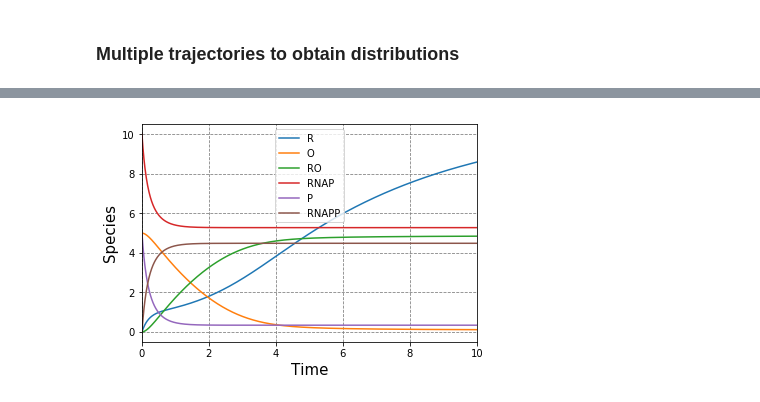
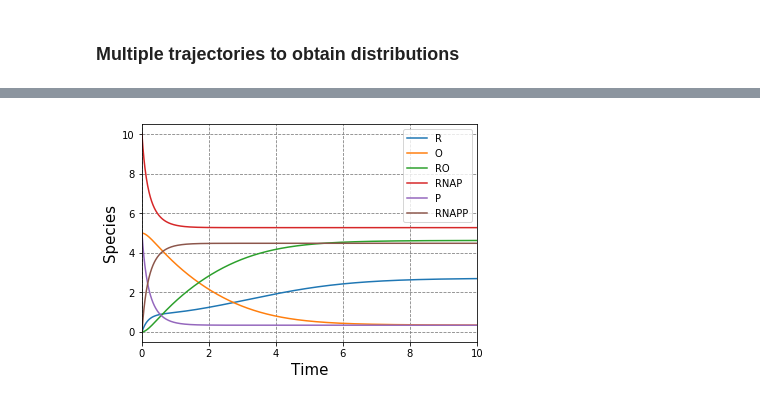
Before and after one commit to davidtgonzales/Negative-Feedback, a Jupyter notebook: Auto repressor example.ipynb, the cells around one changed output, grey strips where cells are left out. Drawn from its saved outputs; the diff is of its cells as text; code cells hidden in the pictures.

```diff
--- a/Auto repressor example.ipynb
+++ b/Auto repressor example.ipynb
@@ -130,7 +148,26 @@ plt.show()
 ### Multiple trajectories to obtain distributions
 # %%
 endpoints=np.array([[0,0,0,0]])
-trajectories=100
+trajectories=## No mRNA model
+
+This model accounts for proteins and regulatory mechanisms only (no mRNA intermediates).
+
+\begin{equation}
+Repressor + Operator \leftrightarrow Repressor:Operator \\
+RNAP + Promoter \leftrightarrow RNAP:Promoter \\
+RNAP:Promoter \rightarrow RNAP:Promoter + Repressor \\
+Repressor \rightarrow 0 \\
+\end{equation}
+
+### Deterministic model
+\begin{equation}
+\frac{d(R)}{dt}=-k_1(R)(O)+k_{-1}(RO)+k_3(RNAPP)-k_4(R)\\
+\frac{d(O)}{dt}=-k_1(R)(O)+k_{-1}(RO)\\
+\frac{d(RO)}{dt}=k_1(R)(O)-k_{-1}(RO)\\
+\frac{d(RNAP)}{dt}=-k_2(RNAP)(P)+k_{-2}(RNAPP)\\
+\frac{d(RNAPP)}{dt}=k_2(RNAP)(P)-k_{-2}(RNAPP)\\
+\frac{d(P)}{dt}=-k_2(RNAP)(P)+k_{-2}(RNAPP)\\
+\end{equation}100
 for i in list(range(0,trajectories)):
     states=[100,0,0,0] #[A,B,C,D]
     x=np.transpose([np.array(states)])
@@ -183,35 +236,35 @@ def dP(states,params,dt):
 def dRNAPP(states,params,dt):
     return (params[2]*states[3][-1]*states[4][-1]-params[3]*states[5][-1])*dt
 
-params=[0.5,0.1,0.5,0.2,0.3,0.2] #[k1,k-1,k2,k-2,k3,k4] or [kr,k-r,kp,k-p,ki,kdeg]
+params=[0.5,0.1,0.5,0.2,0.3,0.8] #[k1,k-1,k2,k-2,k3,k4] or [kr,k-r,kp,k-p,ki,kdeg]
 states=[[0],[5],[0],[10],[5],[0]] #[R,O,RO,RNAP,P,RNAPP]
 
 t=[0]
 dt=0.01
 maxt=10
 
 while t[len(t)-1]<maxt:
     states[0].append(max(0,dR(states,params,dt)+states[0][-1]))
     states[1].append(max(0,dO(states,params,dt)+states[1][-1]))
     states[2].append(max(0,dRO(states,params,dt)+states[2][-1]))
     states[3].append(max(0,dRNAP(states,params,dt)+states[3][-1]))
     states[4].append(max(0,dP(states,params,dt)+states[4][-1]))
     states[5].append(max(0,dRNAPP(states,params,dt)+states[5][-1]))
     t.append(t[-1]+dt)
 
 %matplotlib inline
 import matplotlib.pyplot as plt
 plt.plot(t,states[0],label='R')
 plt.plot(t,states[1],label='O')
 plt.plot(t,states[2],label='RO')
 plt.plot(t,states[3],label='RNAP')
 plt.plot(t,states[4],label='P')
 plt.plot(t,states[5],label='RNAPP')
 plt.grid(b=True,which='major',color='grey',linestyle='--')
 plt.xlabel('Time',size=15)
 plt.ylabel('Species',size=15)
 plt.legend()
 plt.xlim(0,maxt)
 plt.show()
 # %% [output]
-[figure, old version]
+[figure, new version]
```
Also changed, not shown: parts of 5 cells of this notebook, 2 other files.
